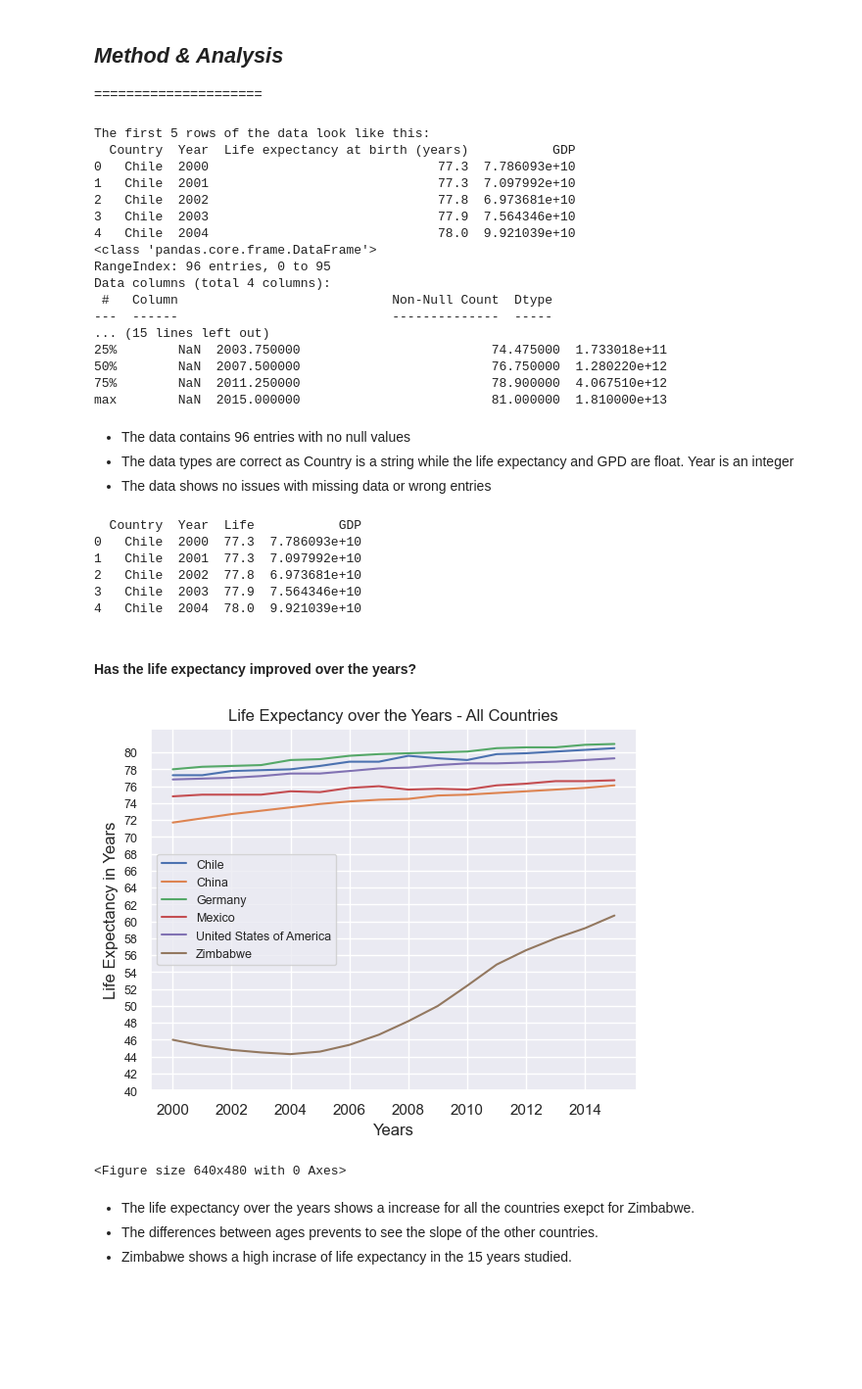
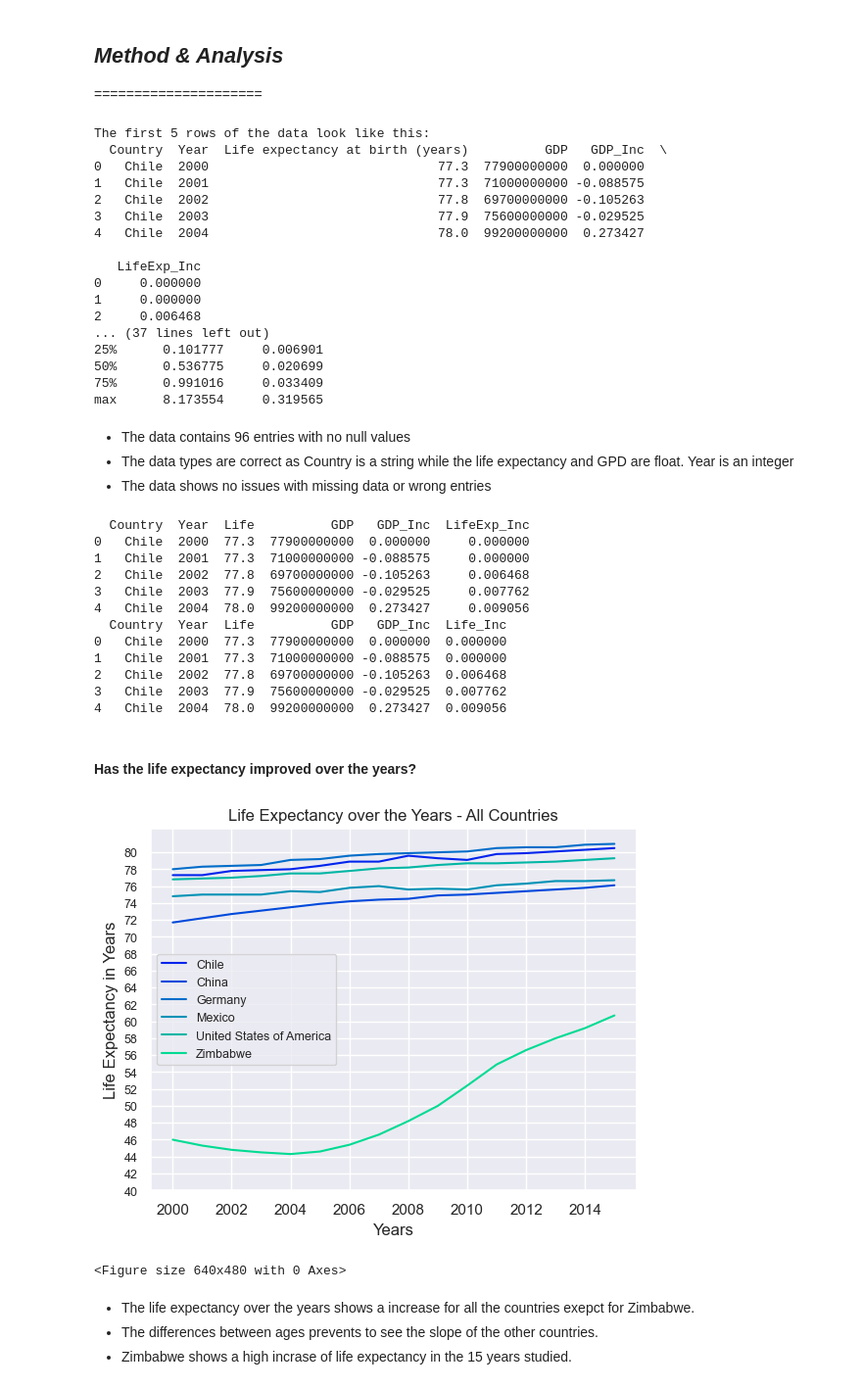
Before and after one commit to GALLP900/CodAcG_Github, a Jupyter notebook: Python_Training/Data Science Fundations II/Life-Expectancy-and-GDP-Starter/Life-Expectancy-and-GDP-Starter/life_expectancy_gdp.ipynb, the cells around one changed output. Shown at 98% size. Drawn from its saved outputs; the diff is of its cells as text; code cells hidden in the pictures; blank space fills up the shorter version.

Commit message:
- Analysis of GPD and LifeExp Increments, - Homogenize format of plots - spell check - Use of improved data_set, all_data2 including calcuation of increments

```diff
--- a/Python_Training/Data Science Fundations II/Life-Expectancy-and-GDP-Starter/Life-Expectancy-and-GDP-Starter/life_expectancy_gdp.ipynb
+++ b/Python_Training/Data Science Fundations II/Life-Expectancy-and-GDP-Starter/Life-Expectancy-and-GDP-Starter/life_expectancy_gdp.ipynb
@@ -31,7 +31,7 @@ import numpy as np
 import matplotlib.pyplot as plt
 import seaborn as sn
 #read csv file into a dataframe
-gdp_data = pd.read_csv('all_data.csv')
+gdp_data = pd.read_excel('all_data_2.xlsx')
 #print the first 5 rows
 print('The first 5 rows of the data look like this:')
 print(gdp_data.head())
@@ -40,22 +40,22 @@ print(gdp_data.info())
 print(gdp_data.describe(include='all'))
 # %% [output]
 The first 5 rows of the data look like this:
-  Country  Year  Life expectancy at birth (years)           GDP
-0   Chile  2000                              77.3  7.786093e+10
-1   Chile  2001                              77.3  7.097992e+10
-2   Chile  2002                              77.8  6.973681e+10
-3   Chile  2003                              77.9  7.564346e+10
-4   Chile  2004                              78.0  9.921039e+10
-<class 'pandas.core.frame.DataFrame'>
-RangeIndex: 96 entries, 0 to 95
-Data columns (total 4 columns):
- #   Column                            Non-Null Count  Dtype
----  ------                            --------------  -----
-... (15 lines left out)
-25%        NaN  2003.750000                         74.475000  1.733018e+11
-50%        NaN  2007.500000                         76.750000  1.280220e+12
-75%        NaN  2011.250000                         78.900000  4.067510e+12
-max        NaN  2015.000000                         81.000000  1.810000e+13
+  Country  Year  Life expectancy at birth (years)          GDP   GDP_Inc  \
+0   Chile  2000                              77.3  77900000000  0.000000
+1   Chile  2001                              77.3  71000000000 -0.088575
+2   Chile  2002                              77.8  69700000000 -0.105263
+3   Chile  2003                              77.9  75600000000 -0.029525
+4   Chile  2004                              78.0  99200000000  0.273427
+
+   LifeExp_Inc
+0     0.000000
+1     0.000000
+2     0.006468
+... (37 lines left out)
+25%      0.101777     0.006901
+50%      0.536775     0.020699
+75%      0.991016     0.033409
+max      8.173554     0.319565
 # %% [markdown]
 * The data contains 96 entries with no null values
 * The data types are correct as Country is a string while the life expectancy and GPD are float. Year is an integer
@@ -64,31 +64,40 @@ max        NaN  2015.000000                         81.000000  1.810000e+13
 #Change the Life expectancy variable name
 gdp_data.rename(columns={'Life expectancy at birth (years)': 'Life'}, inplace=True)
 print(gdp_data.head())
+#Change the LifeExp variable name
+gdp_data.rename(columns={'LifeExp_Inc': 'Life_Inc'}, inplace=True)
+print(gdp_data.head())
 # %% [output]
-  Country  Year  Life           GDP
-0   Chile  2000  77.3  7.786093e+10
-1   Chile  2001  77.3  7.097992e+10
-2   Chile  2002  77.8  6.973681e+10
-3   Chile  2003  77.9  7.564346e+10
-4   Chile  2004  78.0  9.921039e+10
+  Country  Year  Life          GDP   GDP_Inc  LifeExp_Inc
+0   Chile  2000  77.3  77900000000  0.000000     0.000000
+1   Chile  2001  77.3  71000000000 -0.088575     0.000000
+2   Chile  2002  77.8  69700000000 -0.105263     0.006468
+3   Chile  2003  77.9  75600000000 -0.029525     0.007762
+4   Chile  2004  78.0  99200000000  0.273427     0.009056
+  Country  Year  Life          GDP   GDP_Inc  Life_Inc
+0   Chile  2000  77.3  77900000000  0.000000  0.000000
+1   Chile  2001  77.3  71000000000 -0.088575  0.000000
+2   Chile  2002  77.8  69700000000 -0.105263  0.006468
+3   Chile  2003  77.9  75600000000 -0.029525  0.007762
+4   Chile  2004  78.0  99200000000  0.273427  0.009056
 # %% [markdown]
 #### **Has the life expectancy improved over the years?**
 # %%
 #set the theme for all the graphs
 sn.set_theme(style="darkgrid")
 #ploting life expectancy vs years for each contry
-sn.lineplot(data=gdp_data, x='Year', y='Life', hue='Country')
+sn.lineplot(data=gdp_data, x='Year', y='Life', hue='Country', palette='winter')
 plt.xlabel('Years')
 plt.ylabel('Life Expectancy in Years')
 plt.title('Life Expectancy over the Years - All Countries')
 #Adjust y-axis to show each year
 plt.yticks(np.arange(40, 82, 2))
 plt.yticks(fontsize=9)
 plt.legend(fontsize=9,loc='center left')
 plt.show()
 plt.clf()
 # %% [output]
-[figure, old version]
+[figure, new version]
 <Figure size 640x480 with 0 Axes>
 # %% [markdown]
 - The life expectancy over the years shows a increase for all the countries exepct for Zimbabwe.
```
Also changed, not shown: parts of 10 cells of this notebook, 1 other file.
